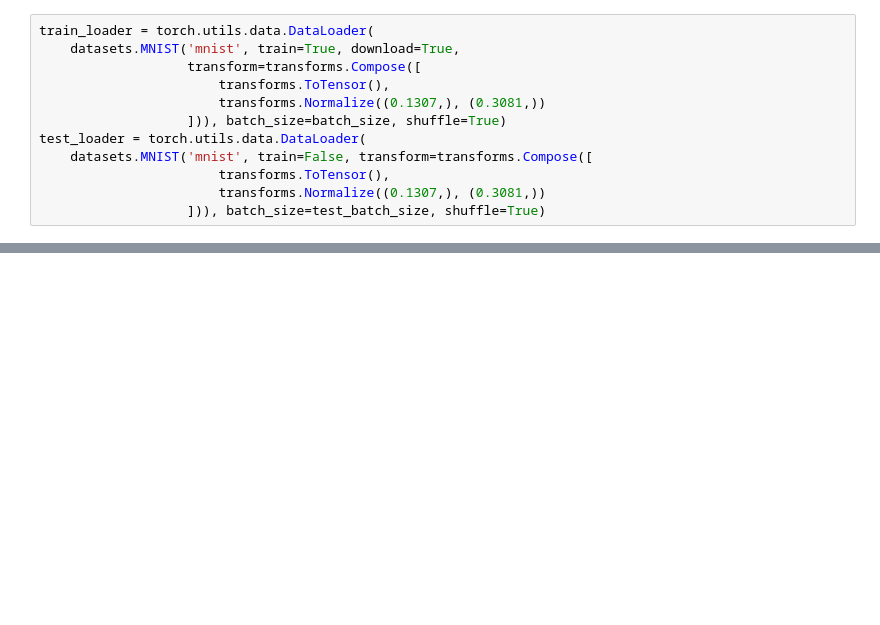
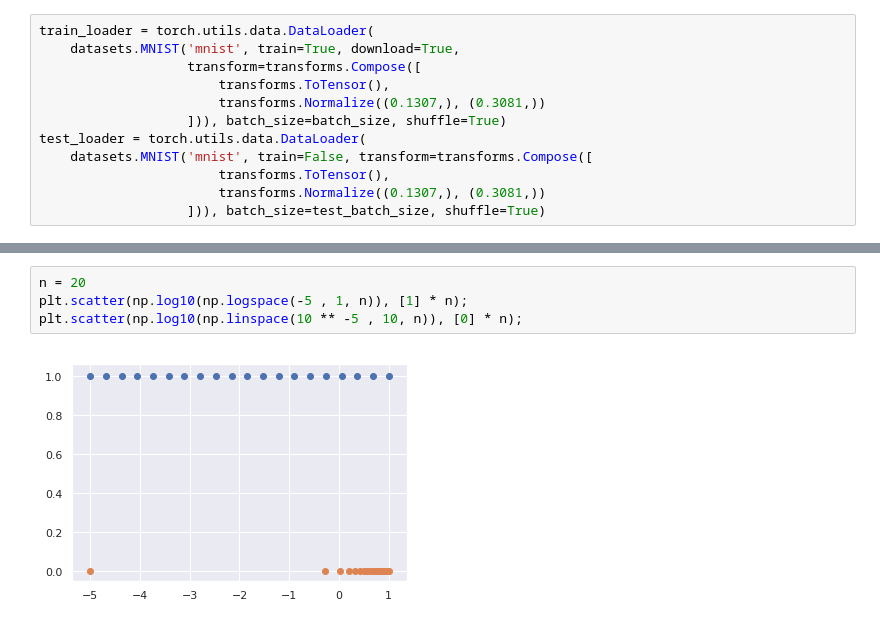
Before and after one commit to kcy1019/TIL, a Jupyter notebook: mnist-basic.ipynb, the cells around one changed output, grey strips where cells are left out. Saved outputs shown, nothing was run; the diff lists cells and outputs as text; blank space fills up the shorter version.

```diff
--- a/mnist-basic.ipynb
+++ b/mnist-basic.ipynb
@@ -47,0 +75,6 @@ test_loader = torch.utils.data.DataLoader(
+# %%
+n = 20
+plt.scatter(np.log10(np.logspace(-5 , 1, n)), [1] * n);
+plt.scatter(np.log10(np.linspace(10 ** -5 , 10, n)), [0] * n);
+# %% [output]
+[figure, added]
```
Also changed, not shown: parts of 16 cells of this notebook.
